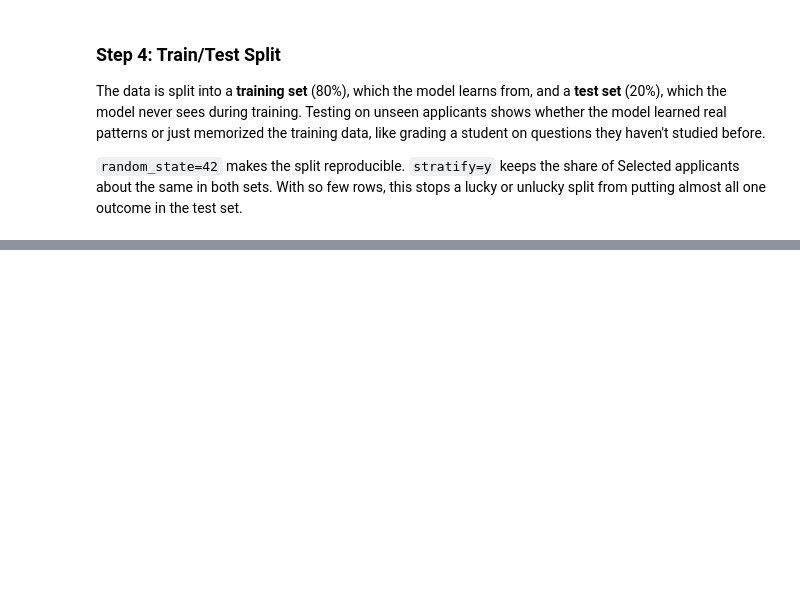
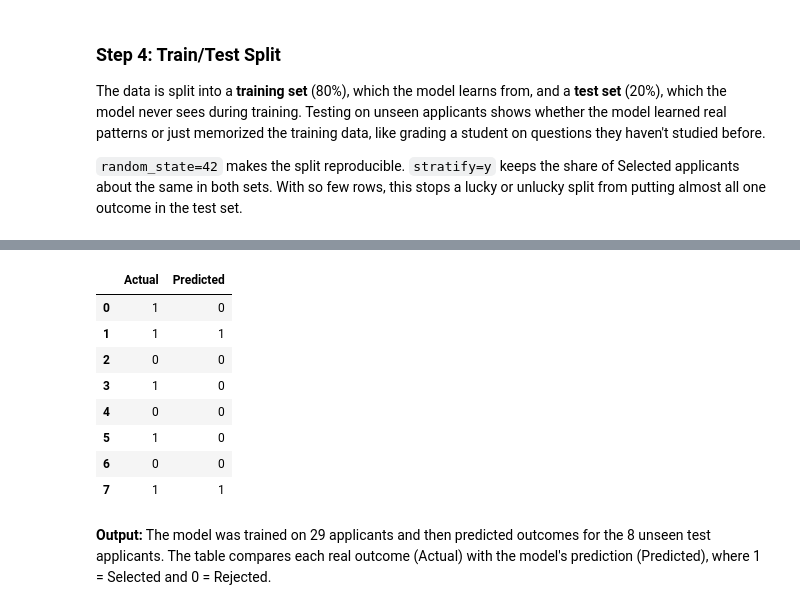
Before and after one commit to maryam-fatima123/applicants-data-cleaning, a Jupyter notebook: week4-capstone/Week4_Capstone_Maryam_Fatima.ipynb, the cells around one changed output, grey strips where cells are left out. Saved outputs shown, nothing was run; the diff lists cells and outputs as text; code cells hidden in the pictures; blank space fills up the shorter version.

Commit message:
Day 3: train/test split and model

```diff
--- a/week4-capstone/Week4_Capstone_Maryam_Fatima.ipynb
+++ b/week4-capstone/Week4_Capstone_Maryam_Fatima.ipynb
@@ -244,0 +264,20 @@ NameError: name 'train_test_split' is not defined
+# %%
+model = LogisticRegression(max_iter=1000)
+model.fit(X_train, y_train)
+
+y_pred = model.predict(X_test)
+
+comparison = pd.DataFrame({"Actual": y_test.values, "Predicted": y_pred})
+comparison
+# %% [output]
+|  | Actual | Predicted |
+| 0 | 1 | 0 |
+| 1 | 1 | 1 |
+| 2 | 0 | 0 |
+| 3 | 1 | 0 |
+| 4 | 0 | 0 |
+| 5 | 1 | 0 |
+| 6 | 0 | 0 |
+| 7 | 1 | 1 |
+# %% [markdown]
+**Output:** The model was trained on 29 applicants and then predicted outcomes for the 8 unseen test applicants. The table compares each real outcome (Actual) with the model's prediction (Predicted), where 1 = Selected and 0 = Rejected.
```
Also changed, not shown: parts of 7 cells of this notebook.
